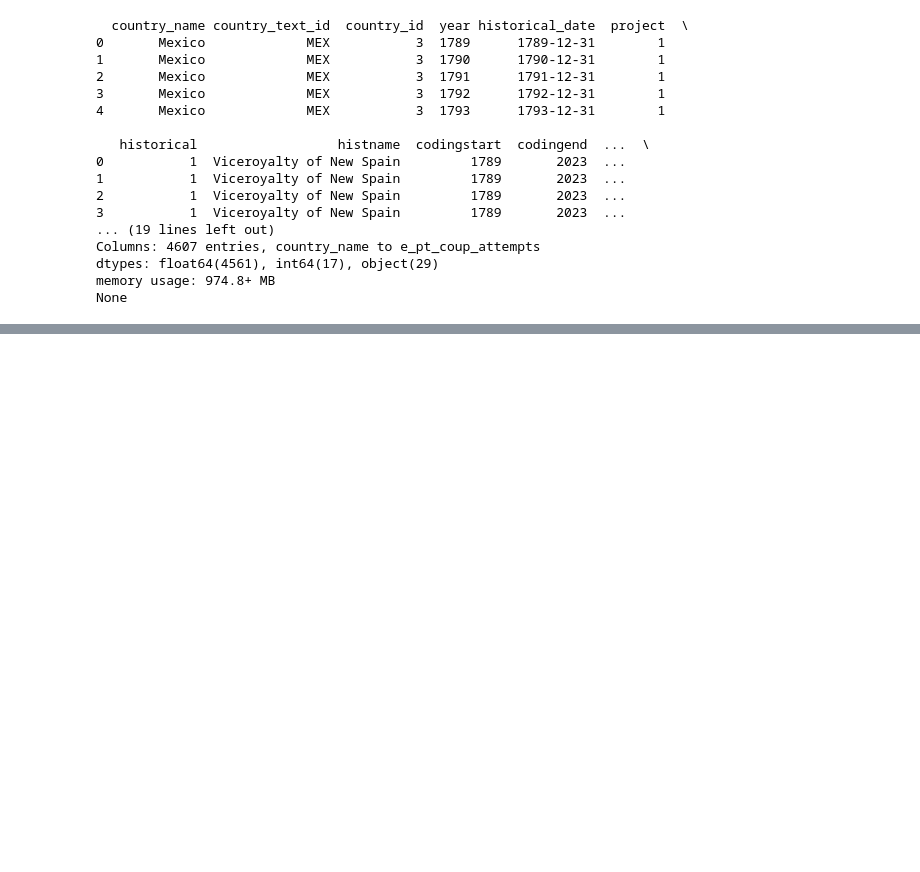
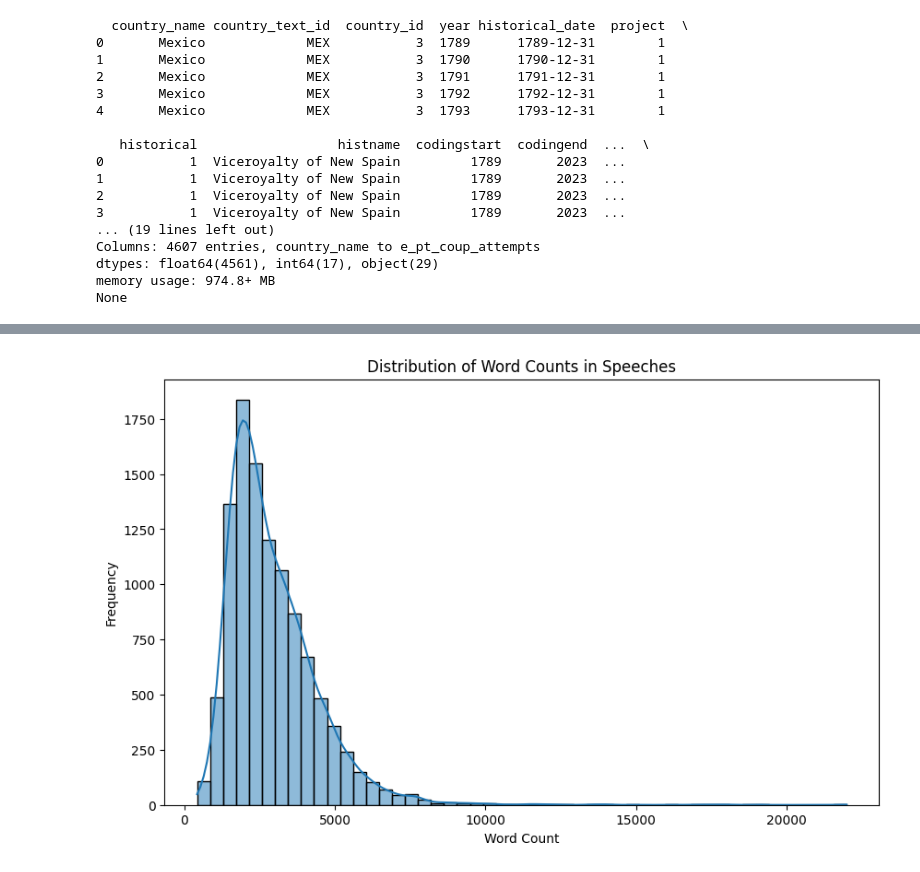
Before and after one commit to maxlaza411/Speech-Gov-Prediction, a Jupyter notebook: workbook.ipynb, the cells around one changed output, grey strips where cells are left out. Drawn from its saved outputs; the diff is of its cells as text; code cells hidden in the pictures; blank space fills up the shorter version.

```diff
--- a/workbook.ipynb
+++ b/workbook.ipynb
@@ -91,0 +134,11 @@ print(df_speeches.head())
+# %%
+df['word_count'] = df['Text'].astype(str).apply(lambda x: len(x.split()))
+
+plt.figure(figsize=(10, 6))
+sns.histplot(df['word_count'], bins=50, kde=True)
+plt.xlabel("Word Count")
+plt.ylabel("Frequency")
+plt.title("Distribution of Word Counts in Speeches")
+plt.show()
+# %% [output]
+[figure, added]
```
Also changed, not shown: parts of 14 cells of this notebook.
